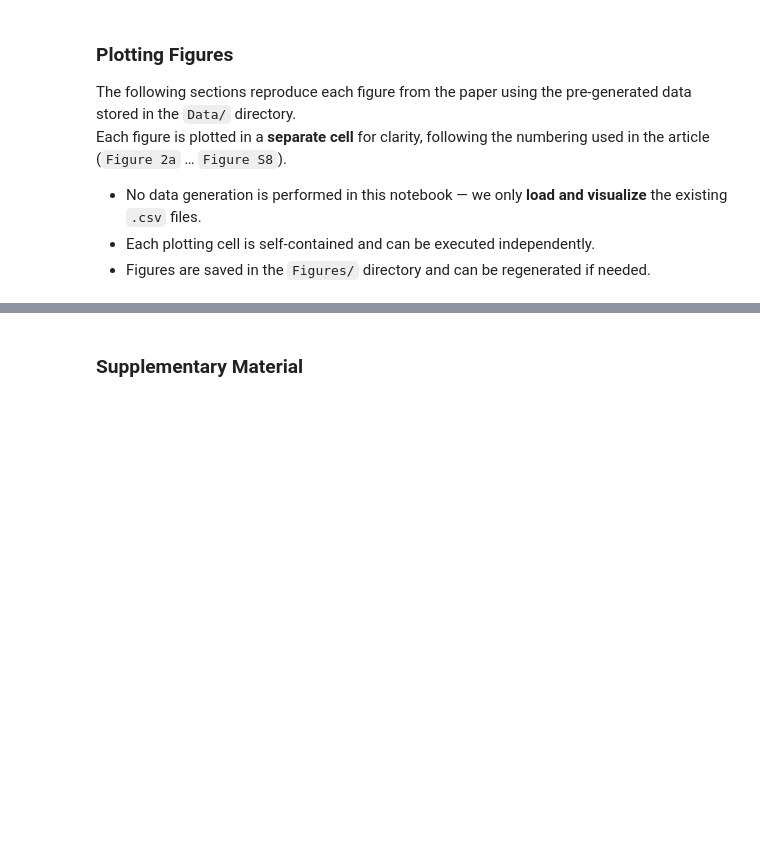
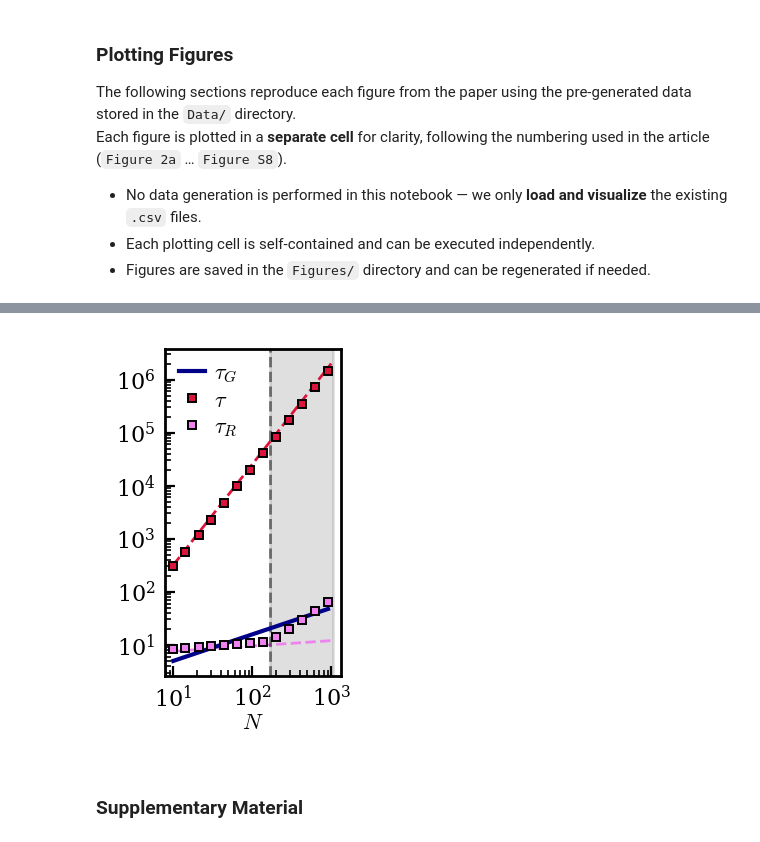
Before and after one commit to sayanr5834/non-Hermitian_QS, a Jupyter notebook: plotting.ipynb, the cells around one changed output, grey strips where cells are left out. Cells and saved outputs as stored; diff of their text form; code cells hidden in the pictures; blank space fills up the shorter version.

```diff
--- a/plotting.ipynb
+++ b/plotting.ipynb
@@ -57,3 +58,7 @@ figs.plot_figure3_from_csv(csv_path="Data/Figure3.csv", out_fig="Figures/Figure3
+# %%
+figs.plot_figure3b_from_csv(csv_path="Data/Figure3b.csv", out_fig="Figures/Figure3b.pdf",save =True)
+# %% [output]
+[figure, added]
 # %% [markdown]
 ### Supplementary Material
 # %%
```
Also changed, not shown: parts of 16 cells of this notebook, 29 other files.
